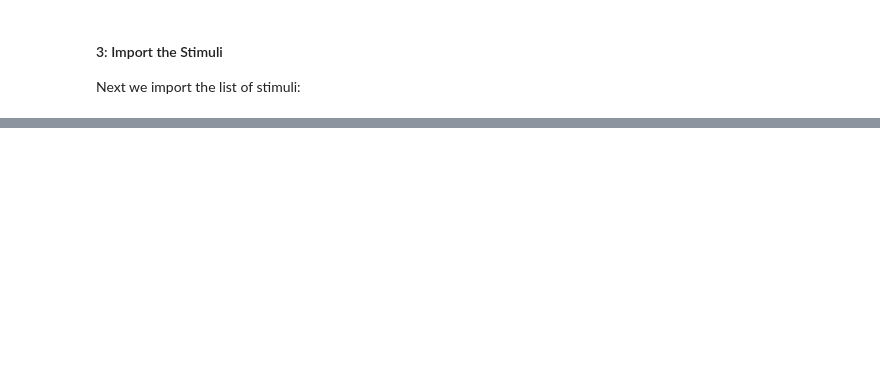
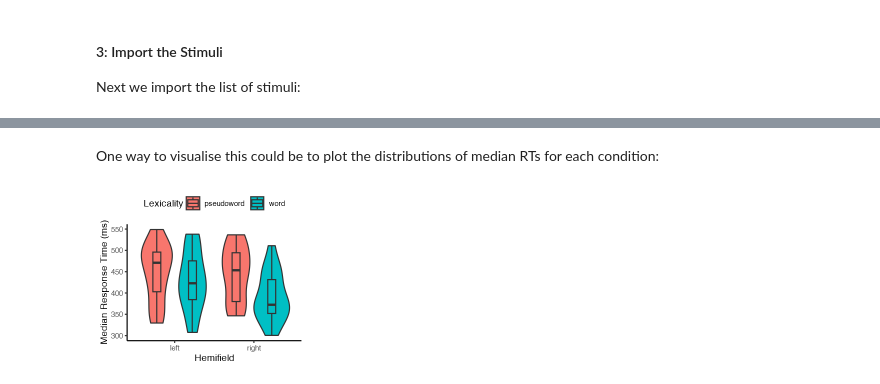
Before and after one commit to JackEdTaylor/expra-wise26, a Jupyter notebook: lecture/demo/demo_analyse.ipynb, the cells around one changed output, grey strips where cells are left out. Cells and saved outputs as stored; diff of their text form; code cells hidden in the pictures; blank space fills up the shorter version.

```diff
--- a/lecture/demo/demo_analyse.ipynb
+++ b/lecture/demo/demo_analyse.ipynb
@@ -706,0 +417,6 @@ stim_averages |>
+# %%
+okay_participants <- participant_avg |>
+  filter(mean_acc > 0.75) |>
+  pull(participant_id)
+
+okay_participants
@@ -706,0 +441,14 @@ stim_averages |>
+# %%
+trials_clean <- all_dat |>
+  filter(
+    # only keep participants that meet inclusion criteria
+    participant_id %in% okay_participants,
+    # remove fast responses
+    rt_ms >= 100,
+    # remove slow responses
+    rt_ms <= 2500,
+    # remove practice trials
+    phase == "main",
+    # only keep correct trials
+    accuracy == 1,
+  )
@@ -706,0 +465,9 @@ stim_averages |>
+# %%
+participant_avgs <- trials_clean |>
+  group_by(participant_id, side, lexicality) |>
+  summarise(
+    median_rt = median(rt_ms)
+  ) |>
+  ungroup()
+
+participant_avgs
@@ -706,0 +571,10 @@ stim_averages |>
+# %% [markdown]
+One way to visualise this could be to plot the distributions of median RTs for each condition:
+# %%
+participant_avgs |>
+  ggplot(aes(side, median_rt, fill=lexicality)) +
+  geom_violin() +
+  geom_boxplot(width=0.2, position=position_dodge(width=0.9)) +
+  labs(x = "Hemifield", y = "Median Response Time (ms)", fill = "Lexicality")
+# %% [output]
+[figure, added]
```
Also changed, not shown: parts of 60 cells of this notebook, 38 other files.
